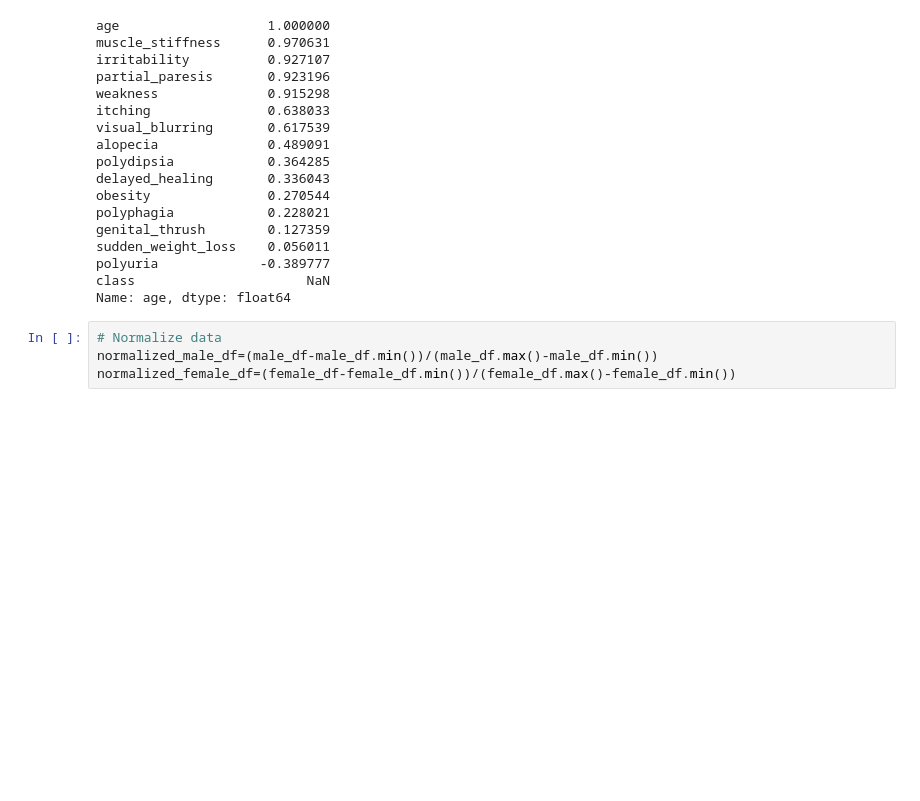
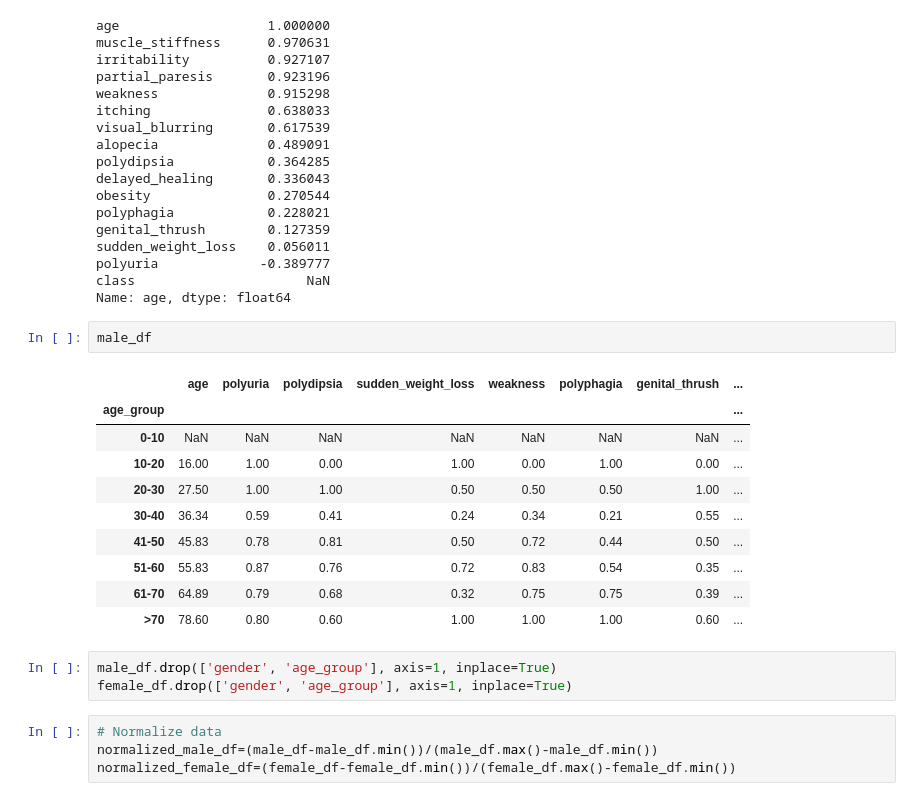
Before and after one commit to talhashaikh5/diabetes-analysis, a Jupyter notebook: diabetes.ipynb, the cells around one changed output. Saved outputs shown, nothing was run; the diff lists cells and outputs as text; blank space fills up the shorter version.

```diff
--- a/diabetes.ipynb
+++ b/diabetes.ipynb
@@ -149,6 +234,22 @@ sudden_weight_loss    0.056011
 polyuria             -0.389777
 class                      NaN
 Name: age, dtype: float64
+# %%
+male_df
+# %% [output]
+|  | age | polyuria | polydipsia | sudden_weight_loss | weakness | polyphagia | genital_thrush | ... |
+| age_group |  |  |  |  |  |  |  | ... |
+| 0-10 | NaN | NaN | NaN | NaN | NaN | NaN | NaN | ... |
+| 10-20 | 16.00 | 1.00 | 0.00 | 1.00 | 0.00 | 1.00 | 0.00 | ... |
+| 20-30 | 27.50 | 1.00 | 1.00 | 0.50 | 0.50 | 0.50 | 1.00 | ... |
+| 30-40 | 36.34 | 0.59 | 0.41 | 0.24 | 0.34 | 0.21 | 0.55 | ... |
+| 41-50 | 45.83 | 0.78 | 0.81 | 0.50 | 0.72 | 0.44 | 0.50 | ... |
+| 51-60 | 55.83 | 0.87 | 0.76 | 0.72 | 0.83 | 0.54 | 0.35 | ... |
+| 61-70 | 64.89 | 0.79 | 0.68 | 0.32 | 0.75 | 0.75 | 0.39 | ... |
+| >70 | 78.60 | 0.80 | 0.60 | 1.00 | 1.00 | 1.00 | 0.60 | ... |
+# %%
+male_df.drop(['gender', 'age_group'], axis=1, inplace=True)
+female_df.drop(['gender', 'age_group'], axis=1, inplace=True)
 # %%
 # Normalize data
 normalized_male_df=(male_df-male_df.min())/(male_df.max()-male_df.min())
```
Also changed, not shown: parts of 19 cells of this notebook.
